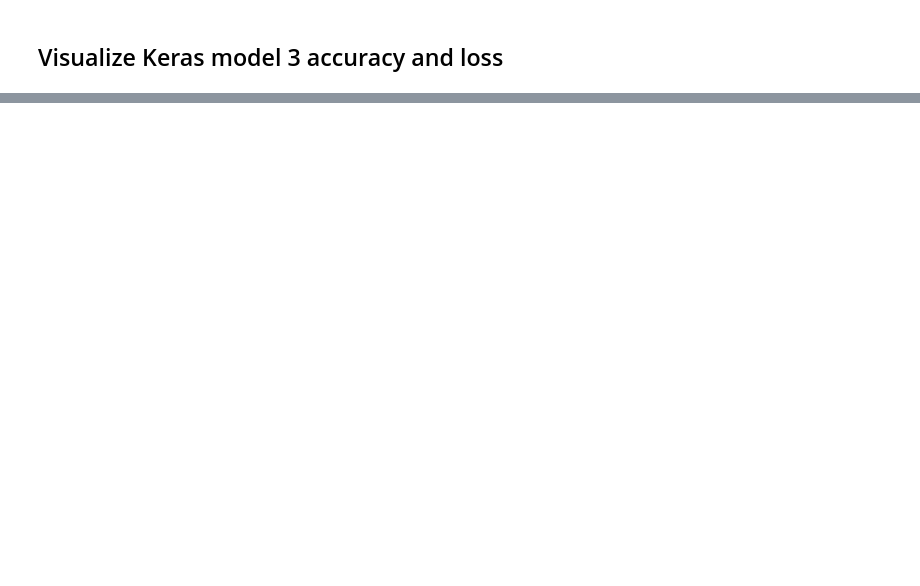
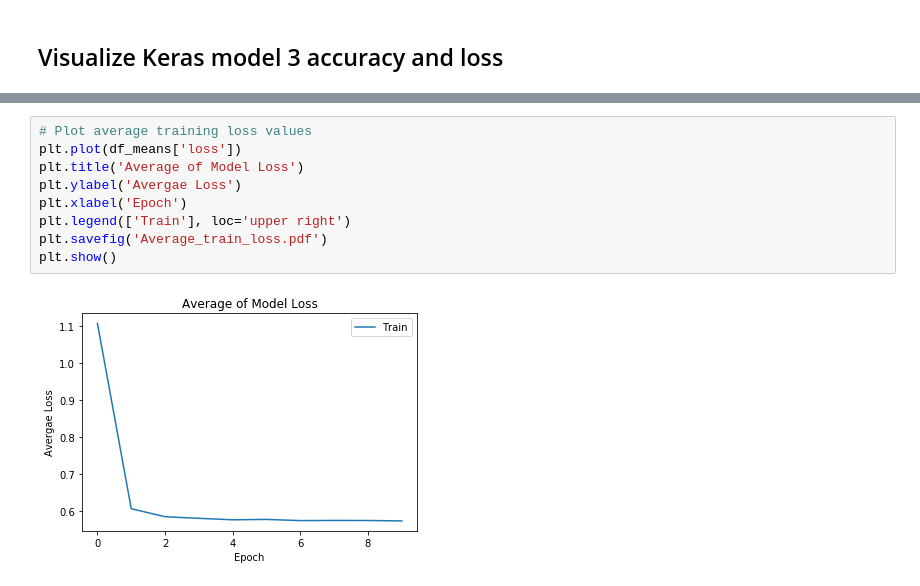
Before and after one commit to jsbernet/capstone_healthcare, a Jupyter notebook: modeling/Cardio_neural_network_graphs.ipynb, the cells around one changed output, grey strips where cells are left out. Drawn from its saved outputs; the diff is of its cells as text; blank space fills up the shorter version.

```diff
--- a/modeling/Cardio_neural_network_graphs.ipynb
+++ b/modeling/Cardio_neural_network_graphs.ipynb
@@ -139,0 +175,11 @@ plt.show()
+# %%
+# Plot average training loss values
+plt.plot(df_means['loss'])
+plt.title('Average of Model Loss')
+plt.ylabel('Avergae Loss')
+plt.xlabel('Epoch')
+plt.legend(['Train'], loc='upper right')
+plt.savefig('Average_train_loss.pdf')
+plt.show()
+# %% [output]
+[figure, added]
```
Also changed, not shown: parts of 16 cells of this notebook, 1 other file.
